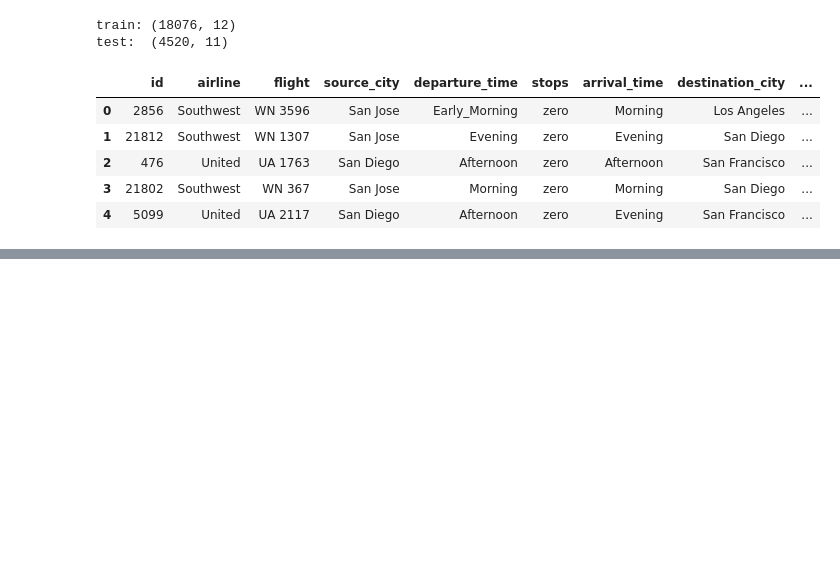
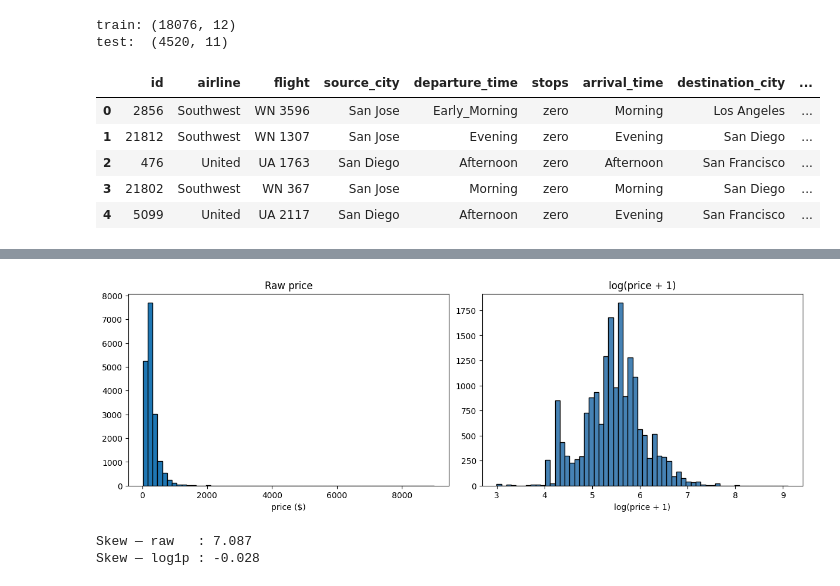
Before and after one commit to dhananjay-deshmukh/flight-price-prediction, a Jupyter notebook: notebooks/01_eda.ipynb, the cells around one changed output, grey strips where cells are left out. Cells and saved outputs as stored; diff of their text form; code cells hidden in the pictures; blank space fills up the shorter version.

```diff
--- a/notebooks/01_eda.ipynb
+++ b/notebooks/01_eda.ipynb
@@ -30,0 +66,13 @@ test:  (4520, 11)
+# %%
+# 1b. Data cleaning — remove rows that are not real market prices
+zeros_mask = train['price'] <= 0
+sae_mask   = train['airline'] == 'Southern_Airways_Express'
+
+print(f"price <= 0 rows ({zeros_mask.sum()}):")
+print(train[zeros_mask][['airline', 'flight_class', 'stops', 'price']].to_string())
+
+print(f"\nSouthern_Airways_Express rows: {sae_mask.sum()}")
+
+train = train[~zeros_mask & ~sae_mask].reset_index(drop=True)
+print(f"\nTraining rows after cleaning: {len(train)}")
+print(f"log1p(price) skew after cleaning: {np.log1p(train['price']).skew():.3f}")
@@ -30,0 +110,20 @@ test:  (4520, 11)
+# %%
+# 2. Target variable — raw distribution vs log transform
+fig, (ax1, ax2) = plt.subplots(1, 2, figsize=(12, 4), layout='constrained')
+
+ax1.hist(train['price'].to_numpy(), bins=60, edgecolor='black')
+ax1.set_title('Raw price')
+ax1.set_xlabel('price ($)')
+
+ax2.hist(np.log1p(train['price'].to_numpy()), bins=60, edgecolor='black', color='steelblue')
+ax2.set_title('log(price + 1)')
+ax2.set_xlabel('log(price + 1)')
+
+plt.show()
+
+print(f"Skew — raw   : {train['price'].skew():.3f}")
+print(f"Skew — log1p : {np.log1p(train['price']).skew():.3f}")
+# %% [output]
+[figure, added]
+Skew — raw   : 7.087
+Skew — log1p : -0.028
```
Also changed, not shown: parts of 11 cells of this notebook.
